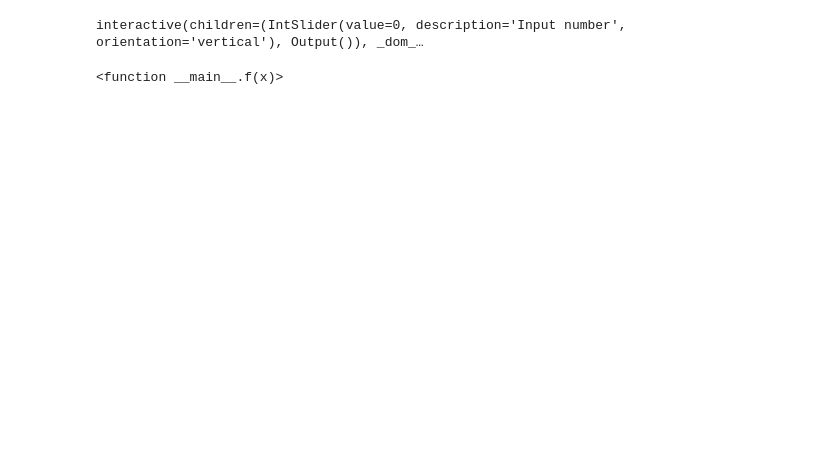
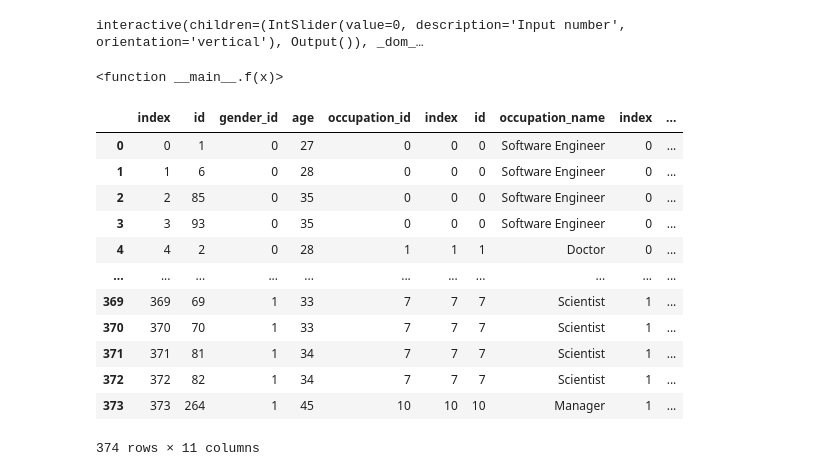
Before and after one commit to reederickson/Project_3, a Jupyter notebook: bryan.ipynb, the cells around one changed output. Cells and saved outputs as stored; diff of their text form; code cells hidden in the pictures; blank space fills up the shorter version.

```diff
--- a/bryan.ipynb
+++ b/bryan.ipynb
@@ -21,0 +44,24 @@ interactive(children=(IntSlider(value=0, description='Input number', orientation
+# %%
+inspector = inspect(engine)
+
+list = inspector.get_table_names()
+
+#table = list[0]
+
+
+
+data
+# %% [output]
+|  | index | id | gender_id | age | occupation_id | index | id | occupation_name | index | ... |
+| 0 | 0 | 1 | 0 | 27 | 0 | 0 | 0 | Software Engineer | 0 | ... |
+| 1 | 1 | 6 | 0 | 28 | 0 | 0 | 0 | Software Engineer | 0 | ... |
+| 2 | 2 | 85 | 0 | 35 | 0 | 0 | 0 | Software Engineer | 0 | ... |
+| 3 | 3 | 93 | 0 | 35 | 0 | 0 | 0 | Software Engineer | 0 | ... |
+| 4 | 4 | 2 | 0 | 28 | 1 | 1 | 1 | Doctor | 0 | ... |
+| ... | ... | ... | ... | ... | ... | ... | ... | ... | ... | ... |
+| 369 | 369 | 69 | 1 | 33 | 7 | 7 | 7 | Scientist | 1 | ... |
+| 370 | 370 | 70 | 1 | 33 | 7 | 7 | 7 | Scientist | 1 | ... |
+| 371 | 371 | 81 | 1 | 34 | 7 | 7 | 7 | Scientist | 1 | ... |
+| 372 | 372 | 82 | 1 | 34 | 7 | 7 | 7 | Scientist | 1 | ... |
+| 373 | 373 | 264 | 1 | 45 | 10 | 10 | 10 | Manager | 1 | ... |
+374 rows × 11 columns
```
Also changed, not shown: parts of 6 cells of this notebook, 1 other file.
